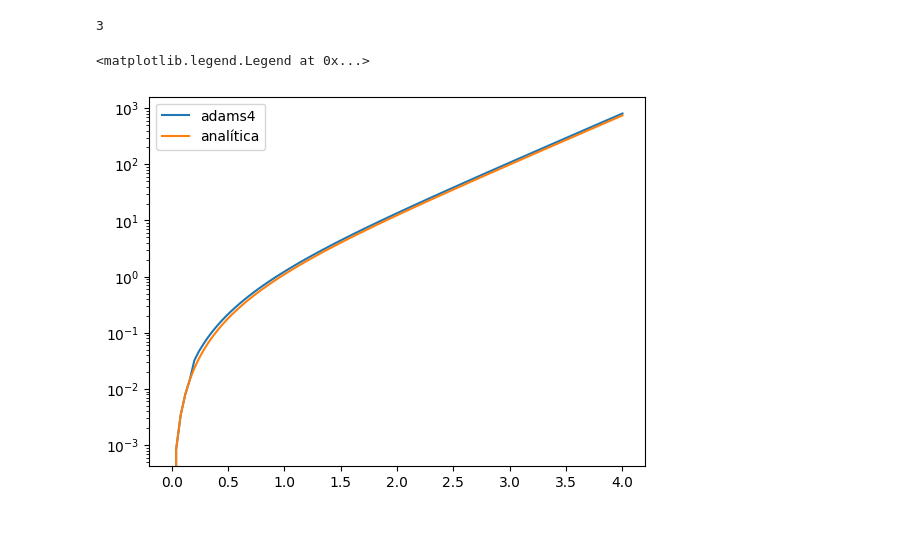
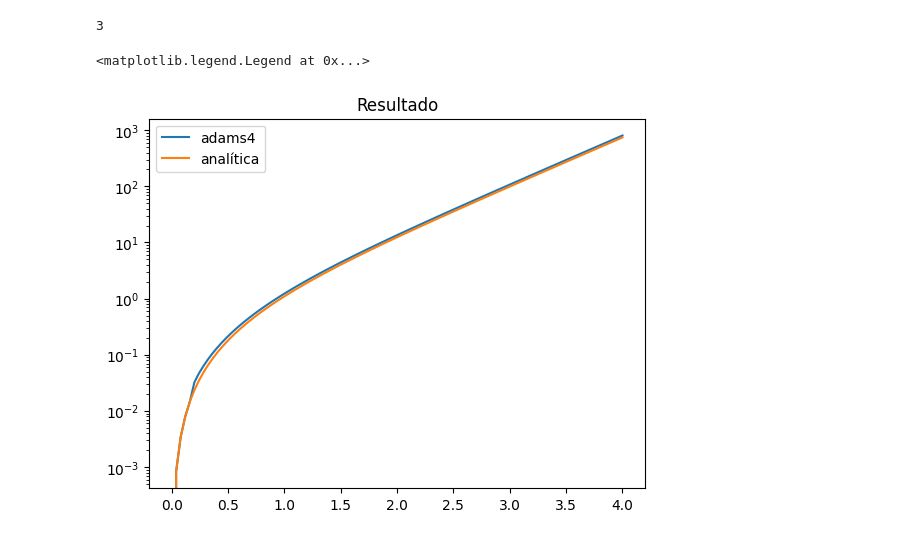
Before and after one commit to JuanDavidAnzolaAldana/MetodosII_AngieRicaurte_JuanAnzola, a Jupyter notebook: Parcial2/punto2.ipynb, the cells around one changed output. Saved outputs shown, nothing was run; the diff lists cells and outputs as text; code cells hidden in the pictures.

```diff
--- a/Parcial2/punto2.ipynb
+++ b/Parcial2/punto2.ipynb
@@ -42,11 +42,12 @@ def analitica(t):
 # %%
 t=numpy.linspace(0.,4.,100)
 yr=analitica(t)
 y4=adams4(t,t[1]-t[0])
 plt.plot(t,y4,label="adams4")
 plt.plot(t,yr,label="analítica")
 plt.yscale('log')
+plt.title("Resultado")
 plt.legend()
 # %% [output]
 <matplotlib.legend.Legend at 0x...>
-[figure, old version]
+[figure, new version]
```
Also changed, not shown: parts of 1 cell of this notebook, 1 other file.
